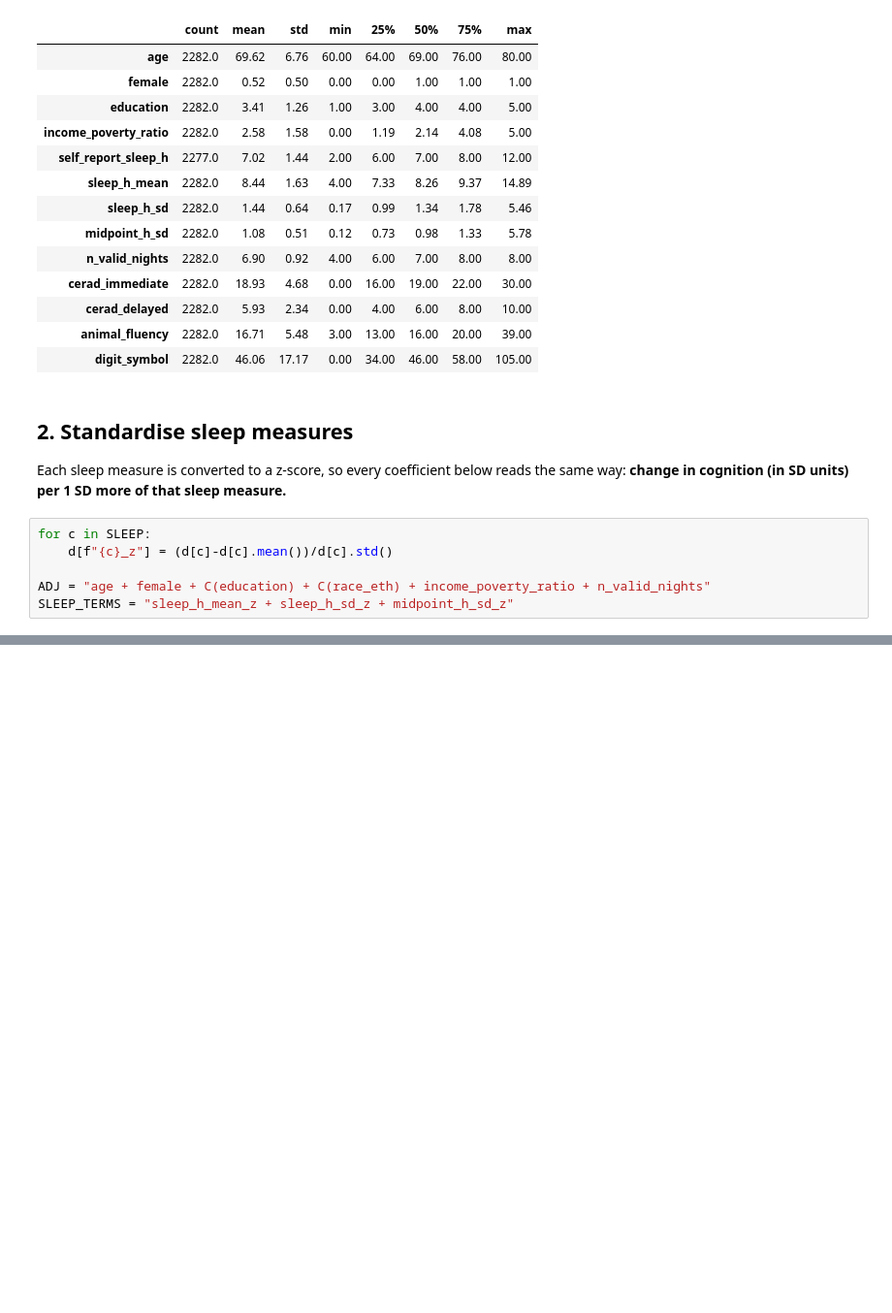
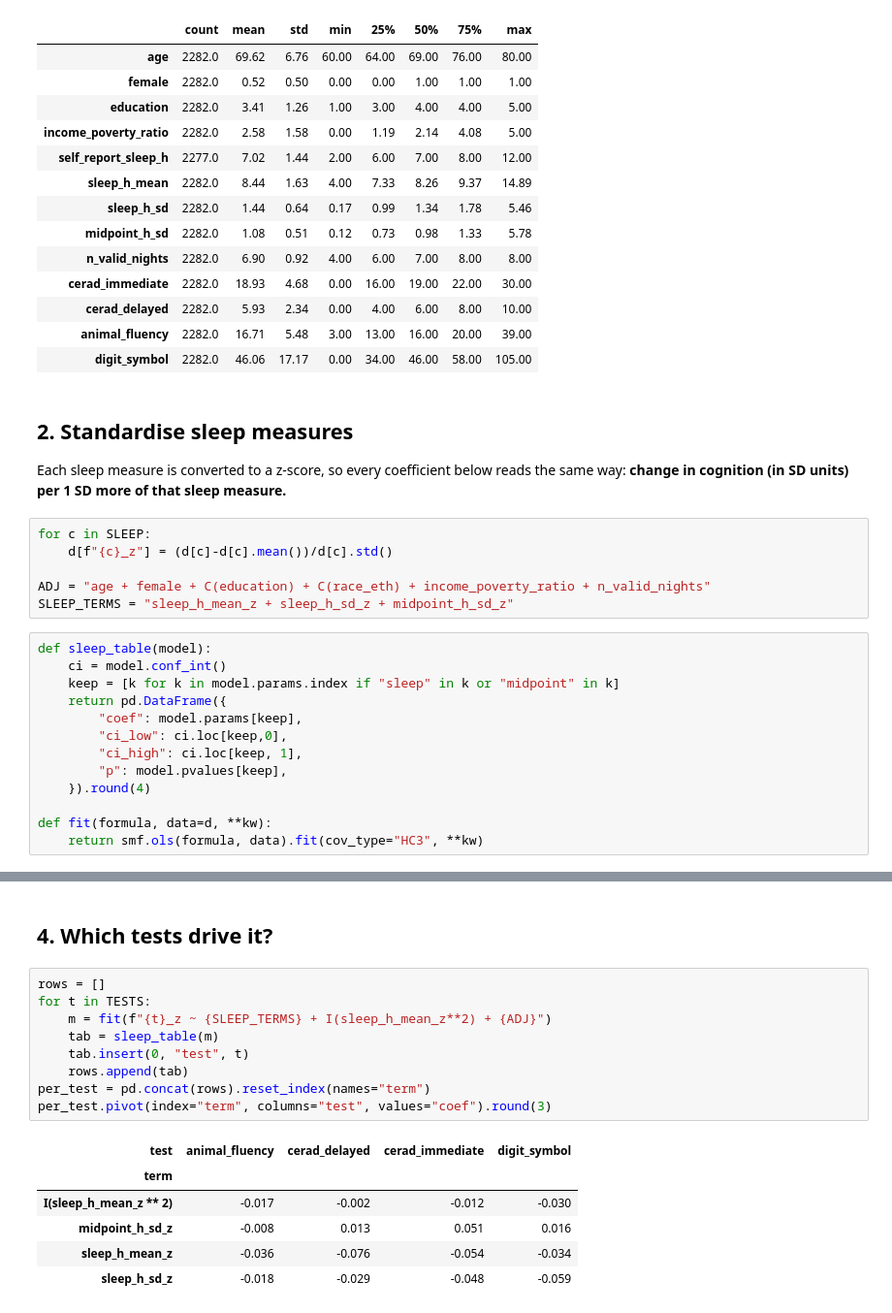
Before and after one commit to allubhujia/SteadyState, a Jupyter notebook: notebooks/01_nhanes_sleep_cognition.ipynb, the cells around one changed output, grey strips where cells are left out. Shown at 97% size. Cells and saved outputs as stored; diff of their text form; blank space fills up the shorter version.

```diff
--- a/notebooks/01_nhanes_sleep_cognition.ipynb
+++ b/notebooks/01_nhanes_sleep_cognition.ipynb
@@ -72,3 +72,16 @@ for c in SLEEP:
 
 ADJ = "age + female + C(education) + C(race_eth) + income_poverty_ratio + n_valid_nights"
 SLEEP_TERMS = "sleep_h_mean_z + sleep_h_sd_z + midpoint_h_sd_z"
+# %%
+def sleep_table(model):
+    ci = model.conf_int()
+    keep = [k for k in model.params.index if "sleep" in k or "midpoint" in k]
+    return pd.DataFrame({
+        "coef": model.params[keep],
+        "ci_low": ci.loc[keep,0],
+        "ci_high": ci.loc[keep, 1],
+        "p": model.pvalues[keep],
+    }).round(4)
+
+def fit(formula, data=d, **kw):
+    return smf.ols(formula, data).fit(cov_type="HC3", **kw)
@@ -74,0 +124,18 @@ SLEEP_TERMS = "sleep_h_mean_z + sleep_h_sd_z + midpoint_h_sd_z"
+# %% [markdown]
+## 4. Which tests drive it?
+# %%
+rows = []
+for t in TESTS:
+    m = fit(f"{t}_z ~ {SLEEP_TERMS} + I(sleep_h_mean_z**2) + {ADJ}")
+    tab = sleep_table(m)
+    tab.insert(0, "test", t)
+    rows.append(tab)
+per_test = pd.concat(rows).reset_index(names="term")
+per_test.pivot(index="term", columns="test", values="coef").round(3)
+# %% [output]
+| test | animal_fluency | cerad_delayed | cerad_immediate | digit_symbol |
+| term |  |  |  |  |
+| I(sleep_h_mean_z ** 2) | -0.017 | -0.002 | -0.012 | -0.030 |
+| midpoint_h_sd_z | -0.008 | 0.013 | 0.051 | 0.016 |
+| sleep_h_mean_z | -0.036 | -0.076 | -0.054 | -0.034 |
+| sleep_h_sd_z | -0.018 | -0.029 | -0.048 | -0.059 |
```
Also changed, not shown: parts of 11 cells of this notebook.
